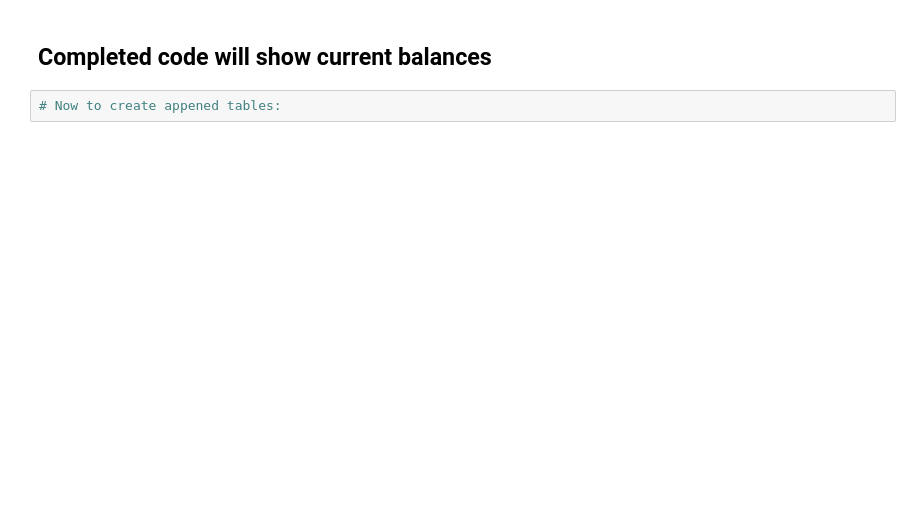
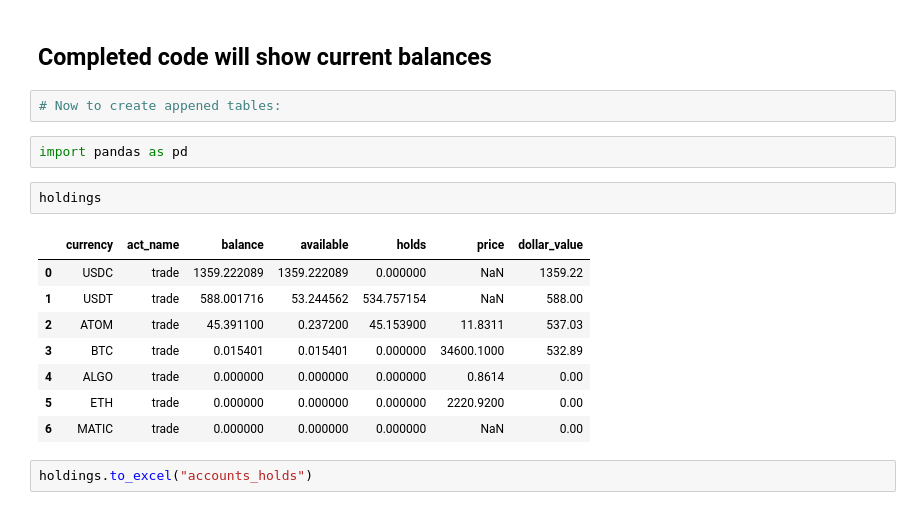
Before and after one commit to lukewbecker/algo-trading-training, a Jupyter notebook: kucoin_balance.ipynb, the cells around one changed output. Saved outputs shown, nothing was run; the diff lists cells and outputs as text; blank space fills up the shorter version.

Commit message:
Added export features to script.
Added the ability to export holdings to Excel as well as CSV.

```diff
--- a/kucoin_balance.ipynb
+++ b/kucoin_balance.ipynb
@@ -433,3 +437,18 @@ holdings.to_csv("account_holdings_no_index.csv", index = False)
 ## Completed code will show current balances
 # %%
 # Now to create appened tables:
+# %%
+import pandas as pd
+# %%
+holdings
+# %% [output]
+|  | currency | act_name | balance | available | holds | price | dollar_value |
+| 0 | USDC | trade | 1359.222089 | 1359.222089 | 0.000000 | NaN | 1359.22 |
+| 1 | USDT | trade | 588.001716 | 53.244562 | 534.757154 | NaN | 588.00 |
+| 2 | ATOM | trade | 45.391100 | 0.237200 | 45.153900 | 11.8311 | 537.03 |
+| 3 | BTC | trade | 0.015401 | 0.015401 | 0.000000 | 34600.1000 | 532.89 |
+| 4 | ALGO | trade | 0.000000 | 0.000000 | 0.000000 | 0.8614 | 0.00 |
+| 5 | ETH | trade | 0.000000 | 0.000000 | 0.000000 | 2220.9200 | 0.00 |
+| 6 | MATIC | trade | 0.000000 | 0.000000 | 0.000000 | NaN | 0.00 |
+# %%
+holdings.to_excel("accounts_holds")
```
Also changed, not shown: parts of 1 cell of this notebook, 3 other files.
